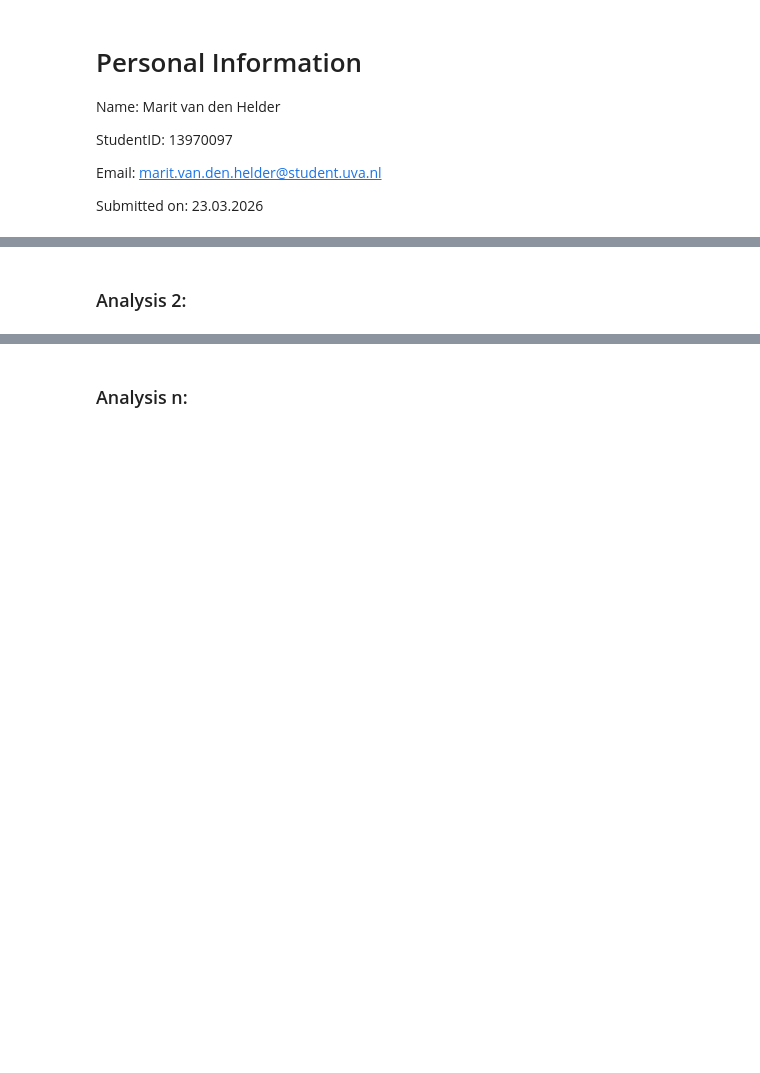
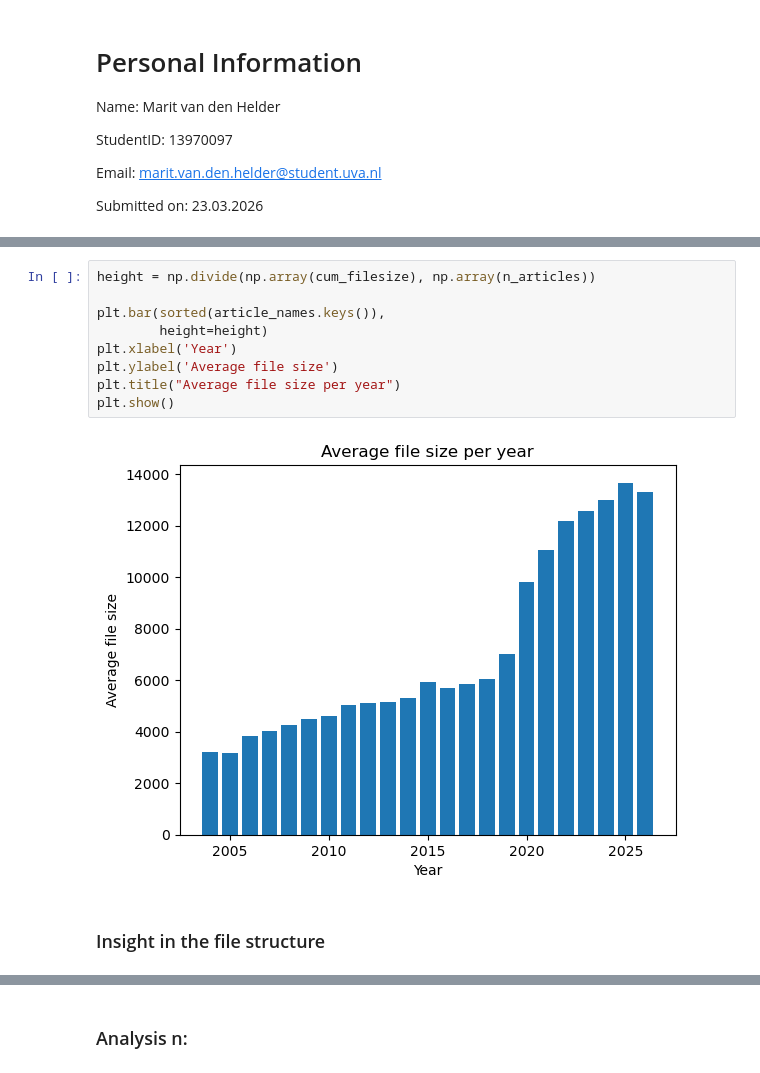
Before and after one commit to Marit-vdh/master-thesis, a Jupyter notebook: exploratory-data-analysis/Exploratory Data Analysis.ipynb, the cells around one changed output, grey strips where cells are left out. Cells and saved outputs as stored; diff of their text form; blank space fills up the shorter version.

```diff
--- a/exploratory-data-analysis/Exploratory Data Analysis.ipynb
+++ b/exploratory-data-analysis/Exploratory Data Analysis.ipynb
@@ -72,3 +112,14 @@ Make sure to add some explanation of what you are doing in your code. This will
+# %%
+height = np.divide(np.array(cum_filesize), np.array(n_articles))
+
+plt.bar(sorted(article_names.keys()),
+        height=height)
+plt.xlabel('Year')
+plt.ylabel('Average file size')
+plt.title("Average file size per year")
+plt.show()
+# %% [output]
+[figure, added]
 # %% [markdown]
-### Analysis 2:
+### Insight in the file structure
 # %%
```
Also changed, not shown: parts of 11 cells of this notebook.
